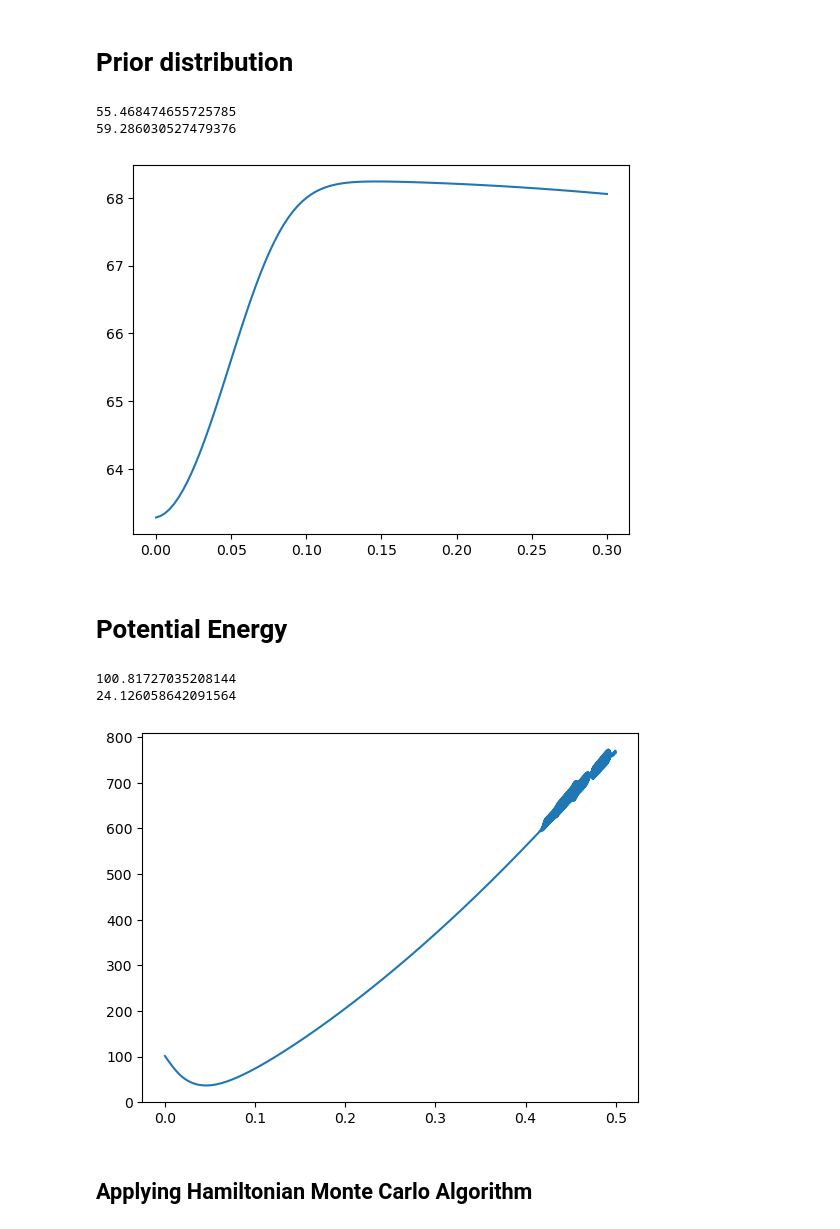
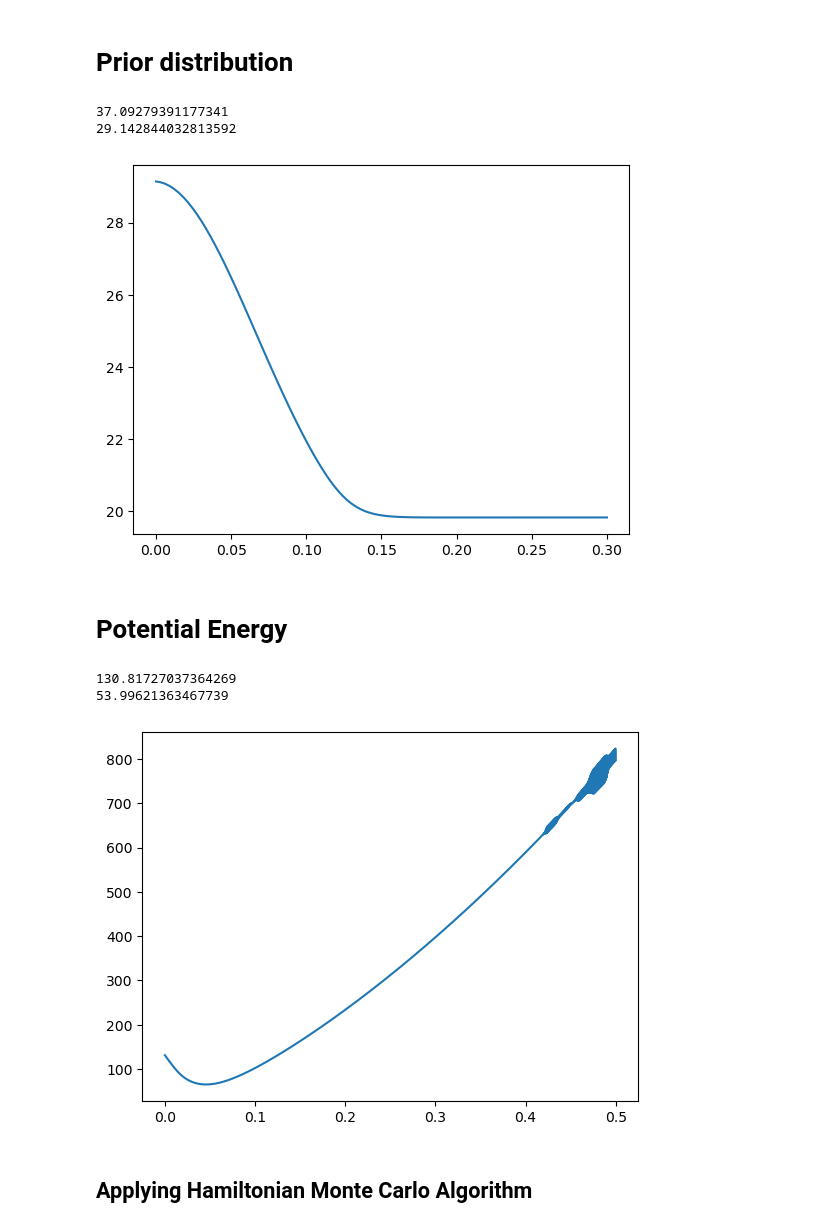
Before and after one commit to cnosa/LatentSpaces_Network_Manifold, a Jupyter notebook: RobustExample/LSMN_Geodesic_3Dbest.ipynb, the cells around one changed output. Saved outputs shown, nothing was run; the diff lists cells and outputs as text; code cells hidden in the pictures.

```diff
--- a/RobustExample/LSMN_Geodesic_3Dbest.ipynb
+++ b/RobustExample/LSMN_Geodesic_3Dbest.ipynb
@@ -239,33 +239,33 @@ plt.show()
 # %% [markdown]
 # Prior distribution
 # %%
-def logpriori(Z,a,var=0.1):
+def logpriori(Z,a,var=1.0):
     logpriorZ = 0.0
     for i in range(len(Z)):
         logpriorZ += np.log(0.1 - (Z[i].T @ Z[i] -1)**2)
         logpriorZ +=  (Z_ML[i].T @ Z[i] - 1)
     logpriora = 0.5 * a**2 / var
     return (-1) * (np.log((2*np.pi*var)**((n+1)/2)) + logpriorZ + logpriora)
 
 
-def grad_logpriori(Z,a,var=0.1):
+def grad_logpriori(Z,a,var=1.0):
     grad_Z = np.zeros_like(Z)
     for i in G.nodes():
         grad_Z[i,:] = 4 * Z[i] * (Z[i].T @ Z[i] -1) / (0.1 - (Z[i].T @ Z[i] -1)**2)
-        grad_Z[i,:] += -Z_ML[i]
+        grad_Z[i,:] += Z_ML[i]
     grad_a = (-1) * a / var
     return grad_Z, grad_a
 
 grad_Z,  grad_a = grad_logpriori(Z_init_r,0.1)
 lr = 1.0
 print(logpriori(Z_init_r,0.1))
 print(logpriori(update_Z(Z_init_r, lr*grad_Z),0.1+lr*grad_a))
 plt.plot(np.linspace(0.0,0.3,100),[logpriori(update_Z(Z_init_r, lr*grad_Z),0.1+lr*grad_a) for lr in np.linspace(0.0,0.3,100)])
 plt.show()
 # %% [output]
-55.468474655725785
-59.286030527479376
+37.09279391177341
+29.142844032813592
-[figure, old version]
+[figure, new version]
 # %% [markdown]
 # Potential Energy
 # %%
@@ -286,9 +286,9 @@ print(U(update_Z(Z_init_r, -lr*grad_Z),0.1 - lr*grad_a))
 plt.plot(np.linspace(0.0,0.5,1000),[U(update_Z(Z_init_r, -lr*grad_Z),0.1-lr*grad_a) for lr in np.linspace(0.0,0.5,1000)])
 plt.show()
 # %% [output]
-100.81727035208144
-24.126058642091564
+130.81727037364269
+53.99621363467739
-[figure, old version]
+[figure, new version]
 # %% [markdown]
 ## Applying Hamiltonian Monte Carlo Algorithm
 # %%
```
Also changed, not shown: parts of 17 cells of this notebook, 1 other file.
